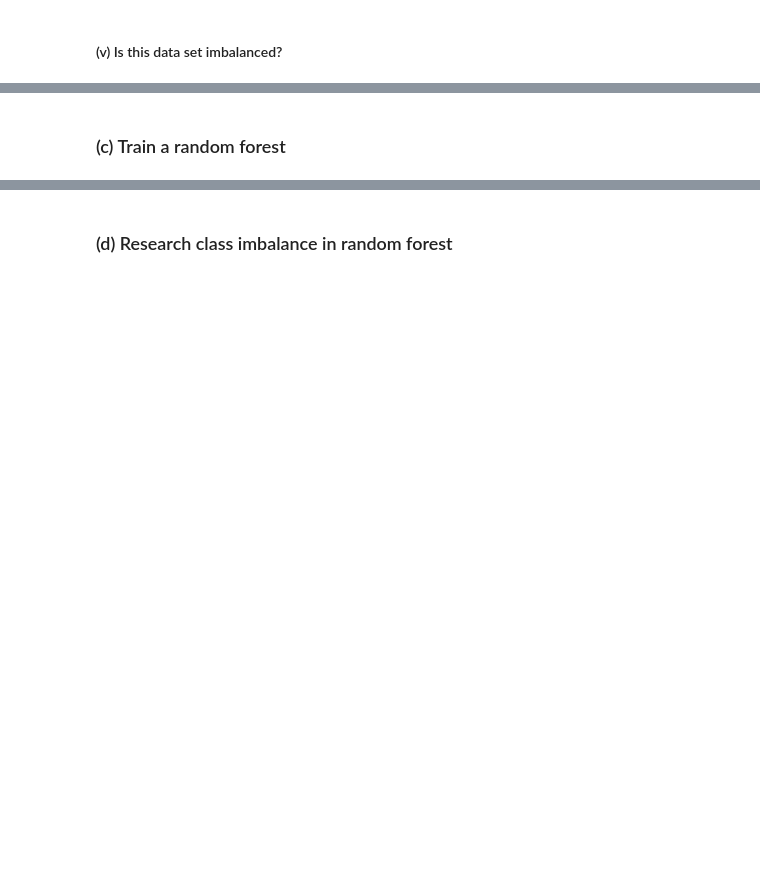
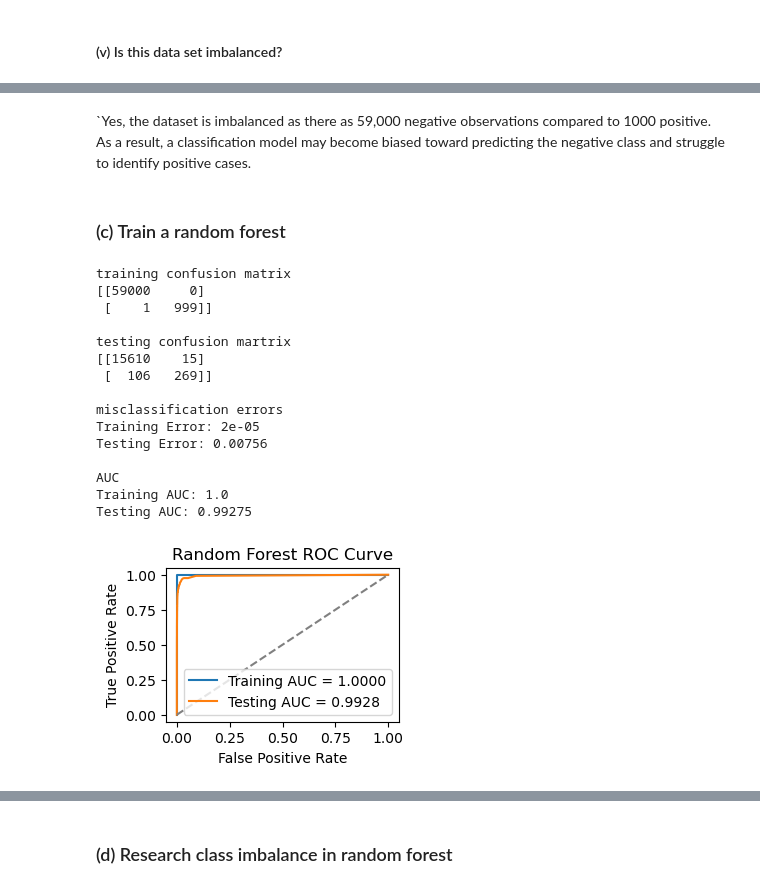
Before and after one commit to seo2003-s/HW6-tree-based-methods, a Jupyter notebook: untitled folder/Magdum_Seona_HW6.ipynb, the cells around one changed output, grey strips where cells are left out. Cells and saved outputs as stored; diff of their text form; code cells hidden in the pictures; blank space fills up the shorter version.

```diff
--- a/untitled folder/Magdum_Seona_HW6.ipynb
+++ b/untitled folder/Magdum_Seona_HW6.ipynb
@@ -27,2 +187,81 @@ Import packages
+# %% [markdown]
+`Yes, the dataset is imbalanced as there as 59,000 negative observations compared to 1000 positive. As a result, a classification model may become biased toward predicting the negative class and struggle to identify positive cases.
 # %% [markdown]
 ### (c) Train a random forest
+# %%
+# Random Forest without compensating for class imbalance
+rf = RandomForestClassifier(
+    n_estimators=100,
+    max_features="sqrt",
+    bootstrap=True,
+    oob_score=True,
+    random_state=42,
+    n_jobs=-1
+)
+rf.fit(X_train_imputed, y_train)
+#predict
+y_train_pred = rf.predict(X_train_imputed)
+y_test_pred = rf.predict(X_test_imputed)
+# predict for positive class
+y_train_prob = rf.predict_proba(X_train_imputed)[:, 1]
+y_test_prob = rf.predict_proba(X_test_imputed)[:, 1]
+#labels to binary
+y_train_binary = (y_train == "pos").astype(int)
+y_test_binary = (y_test == "pos").astype(int)
+#confusion matrices
+train_cm = confusion_matrix(y_train, y_train_pred, labels=["neg", "pos"])
+test_cm = confusion_matrix(y_test, y_test_pred, labels=["neg", "pos"])
+print("training confusion matrix")
+print(train_cm)
+print("\ntesting confusion martrix")
+print(test_cm)
+#misclassification errors
+train_error = 1 - accuracy_score(y_train, y_train_pred)
+test_error = 1 - accuracy_score(y_test, y_test_pred)
+print("\nmisclassification errors")
+print("Training Error:", round(train_error, 5))
+print("Testing Error:", round(test_error, 5))
+#ROC and AUC
+fpr_train, tpr_train, _ = roc_curve(y_train_binary, y_train_prob)
+fpr_test, tpr_test, _ = roc_curve(y_test_binary, y_test_prob)
+train_auc = roc_auc_score(y_train_binary, y_train_prob)
+test_auc = roc_auc_score(y_test_binary, y_test_prob)
+print("\nAUC")
+print("Training AUC:", round(train_auc, 5))
+print("Testing AUC:", round(test_auc, 5))
+#plot
+plt.figure(figsize=(3, 2))
+plt.plot(fpr_train, tpr_train, label=f"Training AUC = {train_auc:.4f}")
+plt.plot(fpr_test, tpr_test, label=f"Testing AUC = {test_auc:.4f}")
+plt.plot([0, 1], [0, 1], "--", color="gray")
+plt.xlabel("False Positive Rate")
+plt.ylabel("True Positive Rate")
+plt.title("Random Forest ROC Curve")
+plt.legend()
+plt.show()
+# error
+oob_error = 1 - rf.oob_score_
+print("\nout of bag error")
+print("OOB Accuracy:", round(rf.oob_score_, 5))
+print("OOB Error:", round(oob_error, 5))
+print("\nerror comparison")
+print("Training Error:", round(train_error, 5))
+print("Testing Error:", round(test_error, 5))
+print("OOB Error:", round(oob_error, 5))
+# %% [output]
+training confusion matrix
+[[59000     0]
+ [    1   999]]
+
+testing confusion martrix
+[[15610    15]
+ [  106   269]]
+
+misclassification errors
+Training Error: 2e-05
+Testing Error: 0.00756
+
+AUC
+Training AUC: 1.0
+Testing AUC: 0.99275
+[figure, added]
```
Also changed, not shown: parts of 26 cells of this notebook, 1 other file.
